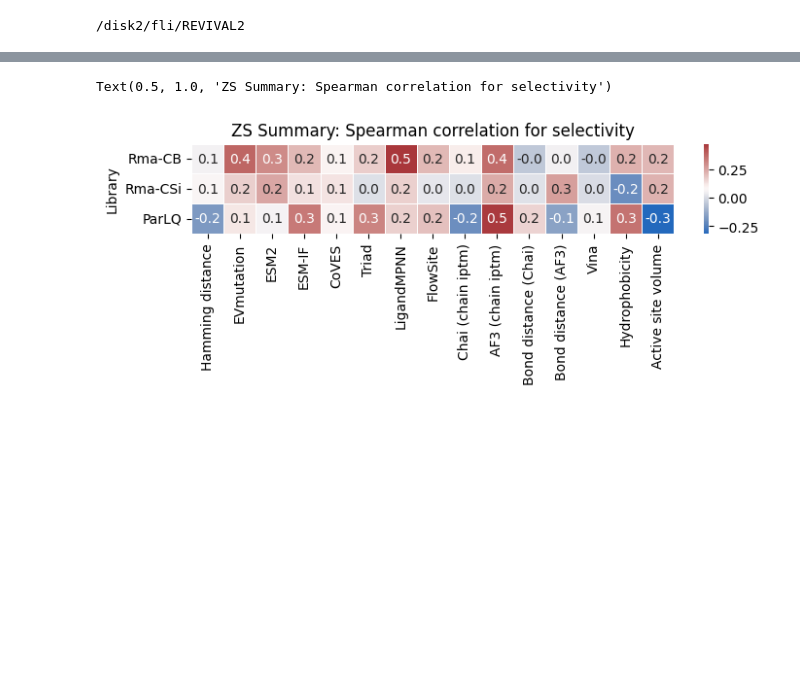
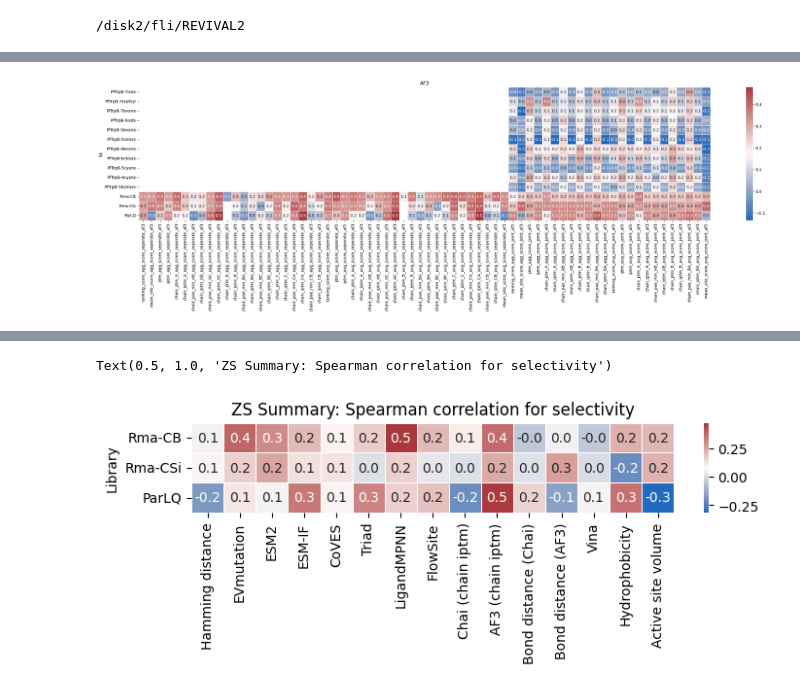
Before and after one commit to fhalab/substrate_aware_zs, a Jupyter notebook: sandbox/test_metric.ipynb, the cells around one changed output, grey strips where cells are left out. Cells and saved outputs as stored; diff of their text form; code cells hidden in the pictures; blank space fills up the shorter version.

```diff
--- a/sandbox/test_metric.ipynb
+++ b/sandbox/test_metric.ipynb
@@ -312,6 +331,6 @@ chai_df.mean().sort_values(ascending=False)
 # %%
 af3_df = (
-    df_rho[
+    df_rho_fit[
         [
             "lib",
             "ranking_score_agg_score_seperate_af3",
@@ -374,32 +393,34 @@ af3_df = (
             "chain_pae_min_BA_agg_score_joint_af3",
             "chain_iptm_BA_agg_score_joint_af3",
             "ranking_score_avg_score_joint_af3",
             "ptm_avg_score_joint_af3",
             "iptm_avg_score_joint_af3",
             # "fraction_disordered_avg_score_joint_af3",
             "chain_ptm_A_avg_score_joint_af3",
             "chain_iptm_A_avg_score_joint_af3",
             "chain_pae_min_AB_avg_score_joint_af3",
             "chain_iptm_AB_avg_score_joint_af3",
             "chain_ptm_B_avg_score_joint_af3",
             "chain_iptm_B_avg_score_joint_af3",
             "chain_pae_min_BA_avg_score_joint_af3",
             "chain_iptm_BA_avg_score_joint_af3",
             "mean_site_score_avg_score_joint_af3",
         ]
     ]
     .set_index("lib")
     .reindex(custom_order)
 )
 
 # Set the figure size
 plt.figure(figsize=(32, 6))
 
 # Create a heatmap
 sns.heatmap(af3_df, cmap="vlag", annot=True, fmt=".1f", linewidths=0.5)
 
 # Show the plot
 plt.title("AF3")
 plt.show()
+# %% [output]
+[figure, added]
 # %%
 af3_df.mean().sort_values(ascending=False)[:18]
```
Also changed, not shown: parts of 29 cells of this notebook, 10 other files.
